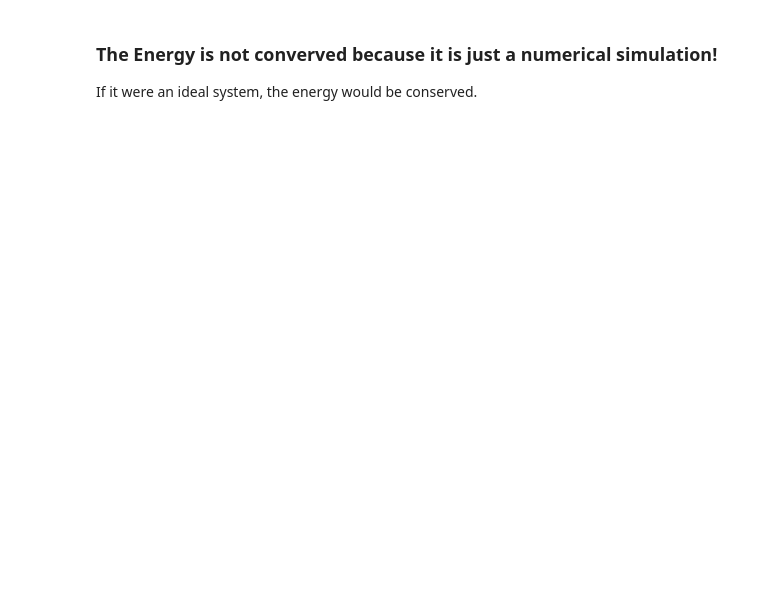
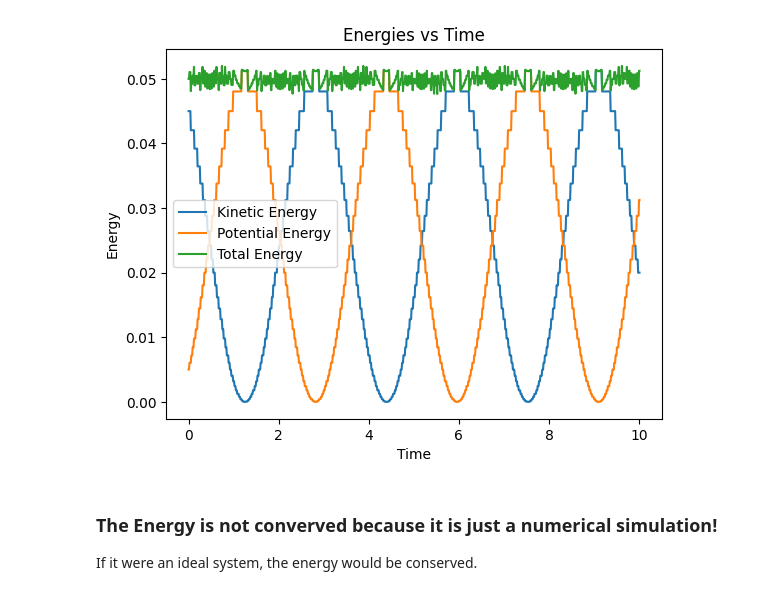
Before and after one commit to alexburg14/CMP_2025, a Jupyter notebook: getenergies.ipynb, the cells around one changed output. Drawn from its saved outputs; the diff is of its cells as text; code cells hidden in the pictures; blank space fills up the shorter version.

Commit message:
forgot energy plot

```diff
--- a/getenergies.ipynb
+++ b/getenergies.ipynb
@@ -74,3 +56,19 @@ Energy drift:         1.250000e-03
+# %%
+t_list = [out_lines[i][0] for i in range(len(out_lines))]
+ke_list = [out_lines[i][1] for i in range(len(out_lines))]
+pe_list = [out_lines[i][2] for i in range(len(out_lines))]
+te_list = [out_lines[i][3] for i in range(len(out_lines))]
+# %%
+plt.plot(t_list, ke_list, label='Kinetic Energy')
+plt.plot(t_list, pe_list, label='Potential Energy')
+plt.plot(t_list, te_list, label='Total Energy')
+plt.xlabel('Time')
+plt.ylabel('Energy')
+plt.title('Energies vs Time')
+plt.legend()
+plt.show()
+# %% [output]
+[figure, added]
 # %% [markdown]
 ### The Energy is not converved because it is just a numerical simulation!
 If it were an ideal system, the energy would be conserved.
```
Also changed, not shown: parts of 1 cell of this notebook.
